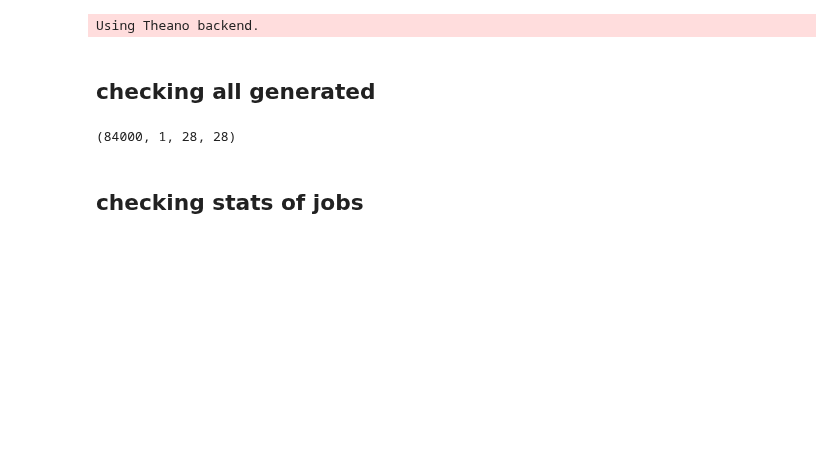
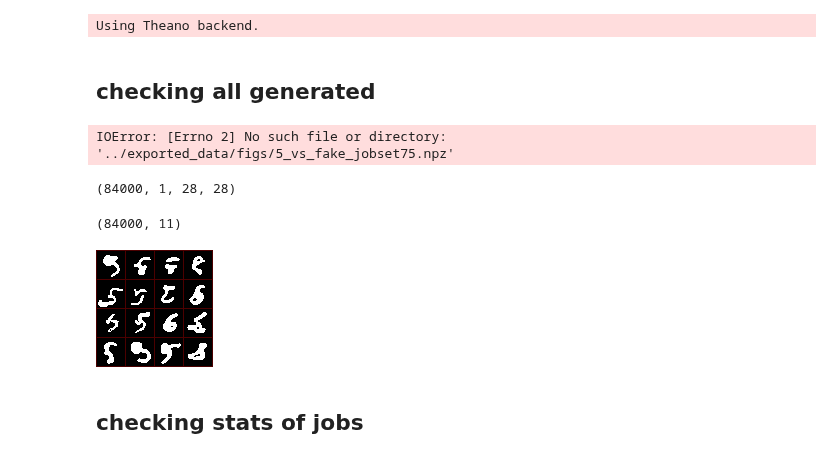
Before and after one commit to mehdidc/feature_generation, a Jupyter notebook: ipynb/out_of_the_box.ipynb, the cells around one changed output. Saved outputs shown, nothing was run; the diff lists cells and outputs as text; code cells hidden in the pictures; blank space fills up the shorter version.

```diff
--- a/ipynb/out_of_the_box.ipynb
+++ b/ipynb/out_of_the_box.ipynb
@@ -72,13 +73,15 @@ model.load_weights(os.path.join(model_folder, 'model.h5'))
 d = np.load('../exported_data/figs/5_vs_fake_jobset75.npz')
 y = d['y']
 data = d['X']
-#data = data[71536:] # test data
-#y = y[71536:] # test data
-data = data[y==10]/255.
-print(data.shape)
+data = data[:] # test data
+y = y[:] # test data
+data = data[y==10]
+data = data / 255.
 # %% [output]
-(84000, 1, 28, 28)
+IOError: [Errno 2] No such file or directory: '../exported_data/figs/5_vs_fake_jobset75.npz'
 # %%
-print(set(data.flatten()))
+print(data.shape)
+# %% [output]
+(84000, 1, 28, 28)
 # %%
 preds = model.predict(data)
@@ -98,4 +88,14 @@ print(preds_sorted[0])
+# %%
+print(preds.shape)
+# %% [output]
+(84000, 11)
 # %%
-img = disp_grid(data[np.argsort(scores)[::-1]][0:400], border=1, bordercolor=(0.3, 0.3, 0))
+CLASS = 5
+p=preds[:, CLASS]
+img = data[np.argsort(p)[::-1]]
+img = img[ (p[np.argsort(p)[::-1]])>0.5 ]
+img = disp_grid(img[0:100], border=1, bordercolor=(0.3, 0, 0))
 imsave('imgs/out.png', img)
-Image('imgs/out.png', width=800, height=800)
+Image('imgs/out.png')
+# %% [output]
+[figure, added]
```
Also changed, not shown: parts of 10 cells of this notebook, 3 other files.
